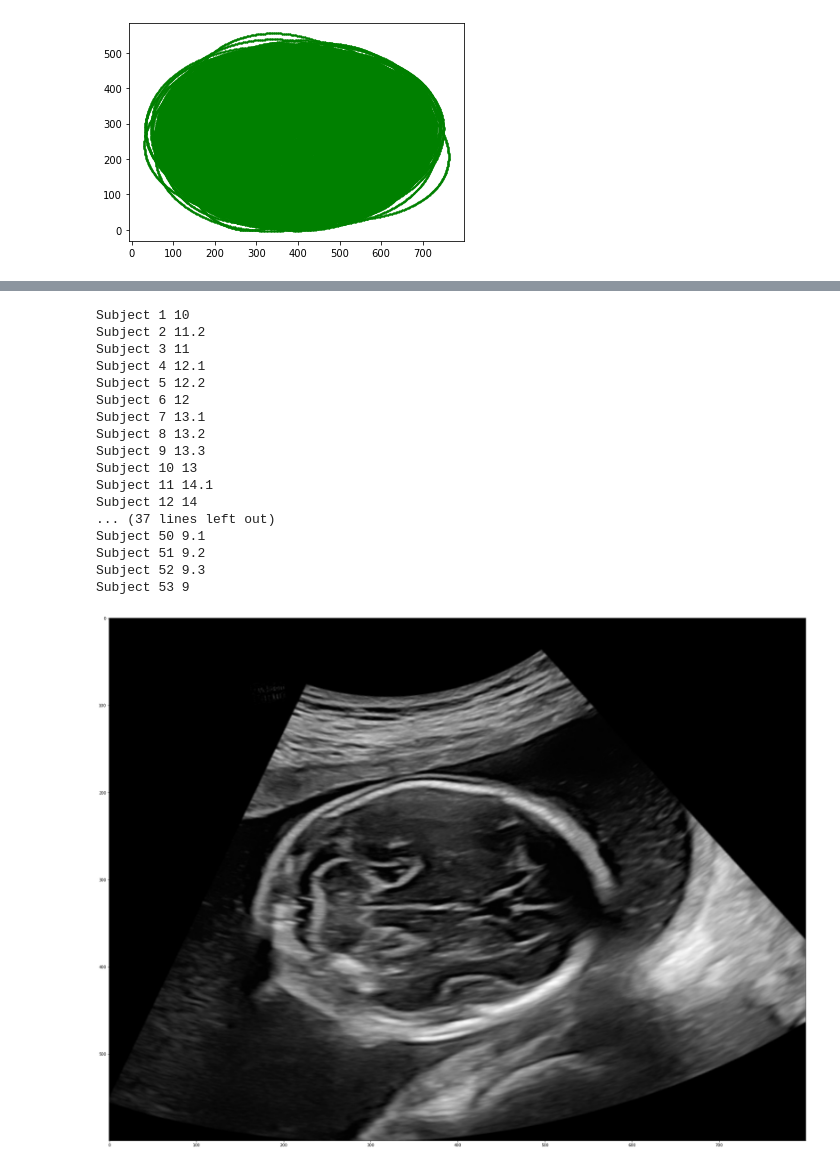
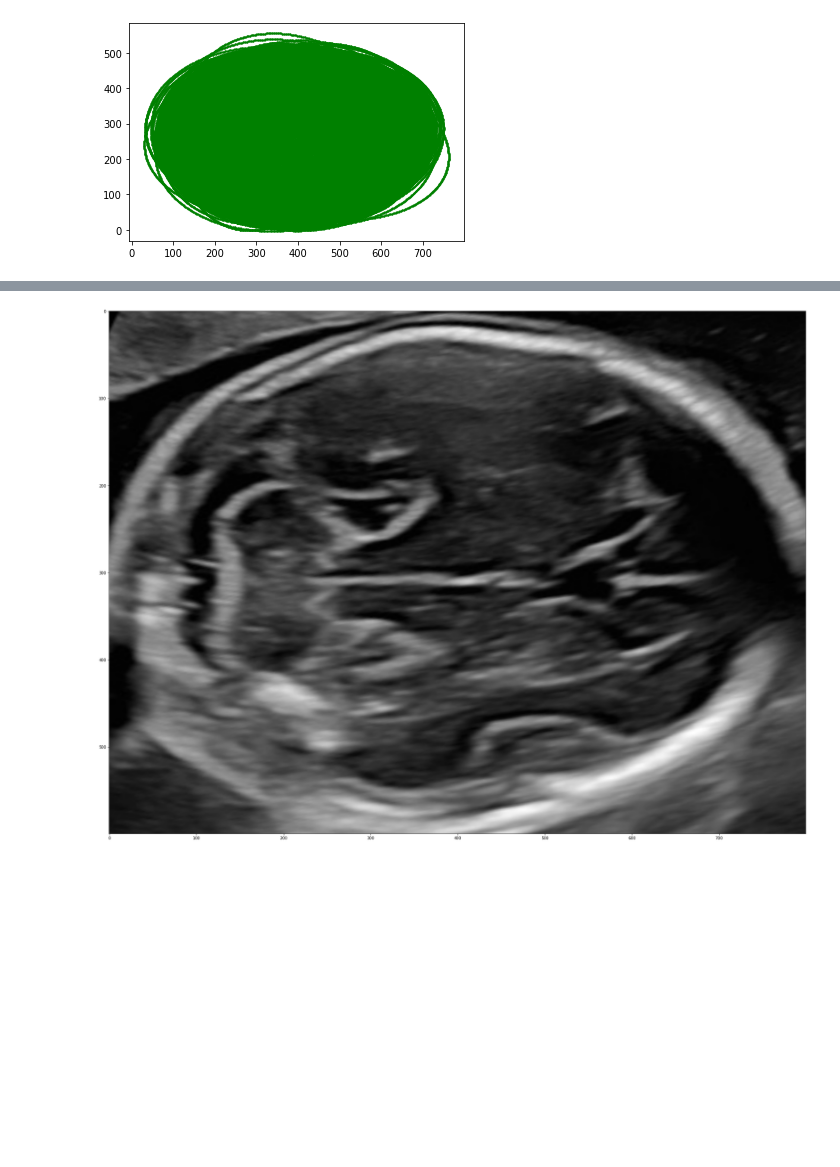
Before and after one commit to marianocabezas/fetal-brain, a Jupyter notebook: registration.ipynb, the cells around one changed output, grey strips where cells are left out. Saved outputs shown, nothing was run; the diff lists cells and outputs as text; code cells hidden in the pictures; blank space fills up the shorter version.

```diff
--- a/registration.ipynb
+++ b/registration.ipynb
@@ -23,15 +17,3 @@ from utils import warp_ellipse, robust_fit_ellipse, ellipse_to_mask
-# %%
-def load_atlas_sample(path):
-    image = imread(path).copy()[..., 0]
-    image[:50, ...] = 0
-    image[:150, 700:] = 0
-    image[:, :40] = 0
-    image_norm = (image - image.mean()) / image.std()
-    data = np.repeat(
-        np.expand_dims(image_norm, 0), 3, axis=0
-    ).astype(np.float32)
-
-    return data, image
 # %%
 training_path = 'training_set/'
 csv_name = 'parameters.csv'
@@ -104,7 +86,8 @@ training_path = 'training_set/'
 testing_path = 'atlas_samples/'
 output_path = 'testing_set/'
 csv_name = 'parameters.csv'
-im_suffix = 'HC.png'
+train_suffix = 'HC.png'
+test_suffix = '.jpg'
 
 n_folds = 5
 val_split = 0.1
@@ -115,9 +98,12 @@ patience = 50
 
 training_set = sorted([
     f for f in os.listdir(training_path)
-    if f.endswith(im_suffix)
+    if f.endswith(train_suffix)
 ])
-testing_set = sorted(os.listdir(testing_path))
+testing_set = sorted(
+    f for f in os.listdir(testing_path)
+    if f.endswith(test_suffix)
+)
 
 im_size = (540, 800)
 half_x = im_size[1] / 2
@@ -195,9 +181,9 @@ for batch_i, test_subject in enumerate(testing_set):
     height, width = image.shape
 
     if reference is None:
-        reg_image = warp_ellipse(
+        reg_image = warp_image_ellipse(
             image, theta, height, width, a, b, x0, y0
-        )
+        ).view(height, width).cpu().detach().numpy()
         reference = reg_image
         ref_mask = ellipse_to_mask(
             torch.tensor(a), torch.tensor(b), torch.tensor(theta),
@@ -209,13 +195,13 @@ for batch_i, test_subject in enumerate(testing_set):
             torch.tensor(x0), torch.tensor(y0), height, width
         ).numpy() < 0
         mask = np.logical_and(ref_mask, new_mask).astype(np.float32)
-        reg_fwd = warp_ellipse(
+        reg_fwd = warp_image_ellipse(
             image, theta, height, width, a, b, x0, y0
-        )
-        reg_bck = warp_ellipse(
+        ).view(height, width).cpu().detach().numpy()
+        reg_bck = warp_image_ellipse(
             image, np.pi + theta, height, width, a, b, x0, y0
-        )
-        if ssim(reg_fwd * mask, reference * mask) > ssim(reg_bck * mask, reference * mask):
+        ).view(height, width).cpu().detach().numpy()
+        if ssim(reg_fwd, reference) > ssim(reg_bck, reference):
             reg_image = reg_fwd
         else:
             reg_image = reg_bck
@@ -232,29 +218,36 @@ for batch_i, test_subject in enumerate(testing_set):
 
     fig2.clear()
     plt.figure(fig2.number)
-    plt.imshow(rgb_image)
 
     ideal_x = a * np.cos(angles)
     ideal_y = b * np.sin(angles)
     new_x = ideal_x * np.cos(theta) - ideal_y * np.sin(theta) + x0
     new_y = ideal_y * np.cos(theta) + ideal_x * np.sin(theta) + y0
 
-    plt.scatter(x0, y0, s=20, c='r')
-    plt.scatter(new_x, new_y, s=1, c='r')
+    hor_x = a * np.cos(theta)
+    hor_y = a * np.sin(theta)
+    ver_x = - b * np.sin(theta)
+    ver_y = b * np.cos(theta)
+
+    plt.plot([half_x, half_x], [0, height], linewidth=5, color='beige')
+    plt.plot([0, width], [half_y, half_y], linewidth=5, color='beige')
+    plt.scatter(new_x, new_y, s=50, c='turquoise')
     plt.quiver(
         x0, y0,
-        a * np.cos(theta),
-        a * np.sin(theta),
+        hor_x,
+        hor_y,
         scale_units='xy', scale=1,
-        color='b', angles='xy'
+        color='darkblue', angles='xy'
     )
     plt.quiver(
         x0, y0,
-        - b * np.sin(theta),
-        b * np.cos(theta),
+        ver_x,
+        ver_y,
         scale_units='xy', scale=1,
-        color='g', angles='xy'
+        color='yellowgreen', angles='xy'
     )
+    plt.scatter(x0, y0, s=100, c='turquoise')
+    plt.imshow(rgb_image)
 
     plt.savefig(
         os.path.join(
@@ -269,18 +276 @@ Subject 0 1
-Subject 1 10
-Subject 2 11.2
-Subject 3 11
-Subject 4 12.1
-Subject 5 12.2
-Subject 6 12
-Subject 7 13.1
-Subject 8 13.2
-Subject 9 13.3
-Subject 10 13
-Subject 11 14.1
-Subject 12 14
-... (37 lines left out)
-Subject 50 9.1
-Subject 51 9.2
-Subject 52 9.3
-Subject 53 9
-[figure, old version]
+[figure, new version]
```
Also changed, not shown: parts of 4 cells of this notebook, 1 other file.
